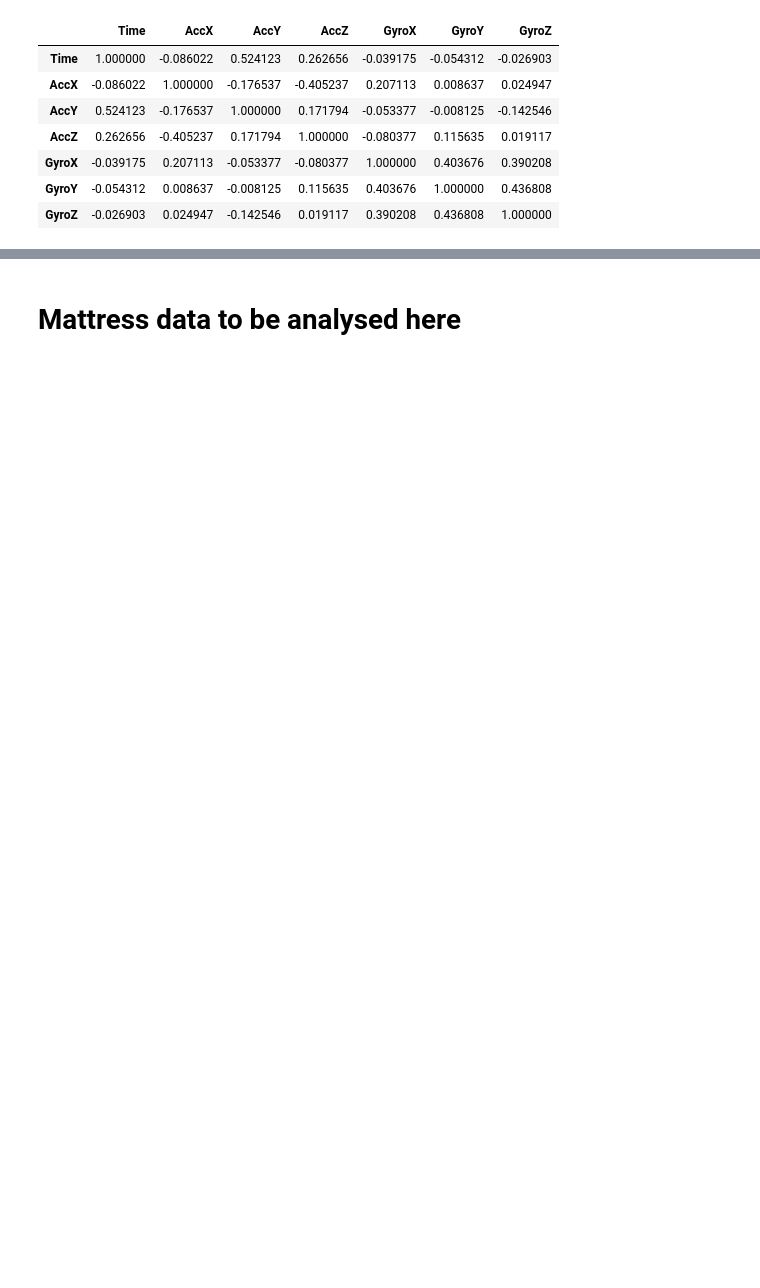
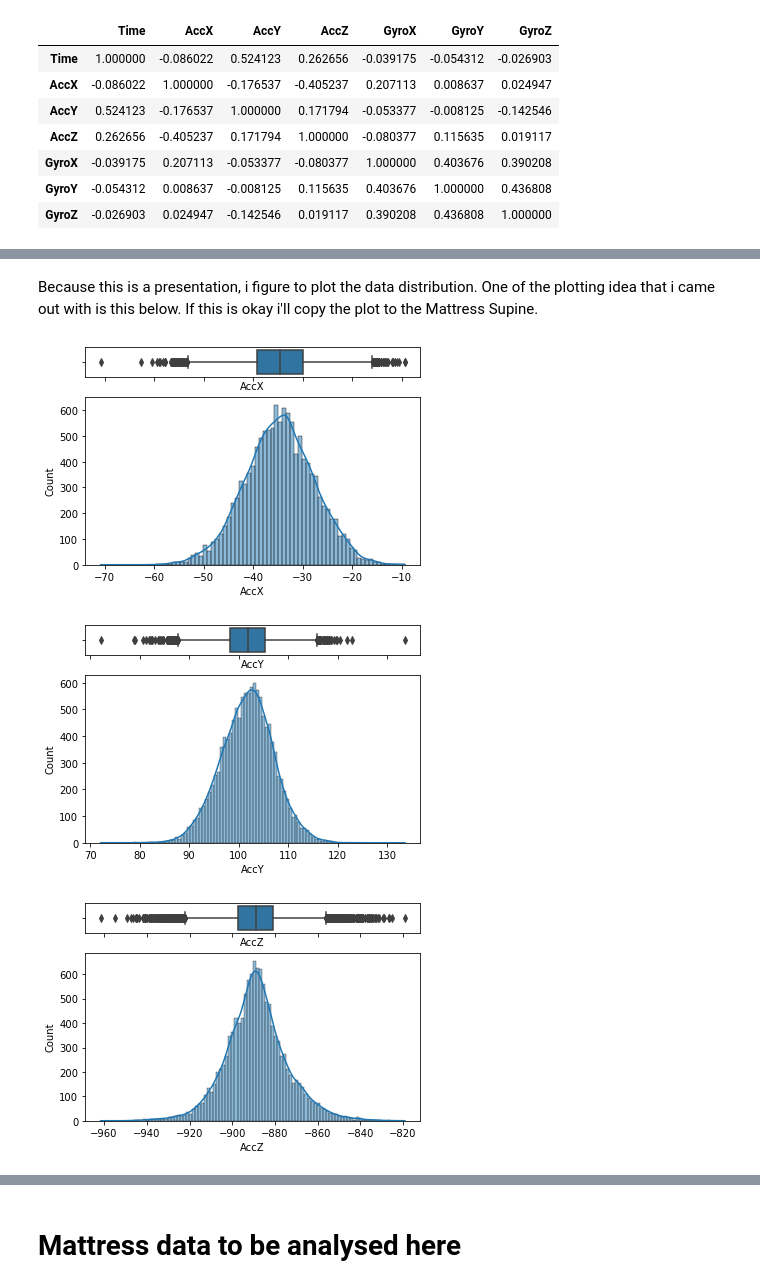
Before and after one commit to ericabrisigotti/heart_rate_estimation_LCP-A, a Jupyter notebook: Project_update 1.ipynb, the cells around one changed output, grey strips where cells are left out. Drawn from its saved outputs; the diff is of its cells as text; code cells hidden in the pictures; blank space fills up the shorter version.

```diff
--- a/Project_update 1.ipynb
+++ b/Project_update 1.ipynb
@@ -416,0 +431,26 @@ cs.corr()
+# %% [markdown]
+Because this is a presentation, i figure to plot the data distribution.
+One of the plotting idea that i came out with is this below.
+If this is okay i'll copy the plot to the Mattress Supine.
+# %%
+f, (ax_box, ax_hist) = plt.subplots(2, sharex=True, gridspec_kw={"height_ratios": (.15, .85)})
+sns.boxplot(cs['AccX'],ax=ax_box)
+sns.histplot(cs['AccX'], kde = True, ax=ax_hist)
+ax_box.set(xlabel='AccX')
+plt.show()
+
+f, (ax_box, ax_hist) = plt.subplots(2, sharex=True, gridspec_kw={"height_ratios": (.15, .85)})
+sns.boxplot(cs['AccY'],ax=ax_box)
+sns.histplot(cs['AccY'], kde = True, ax=ax_hist)
+ax_box.set(xlabel='AccY')
+plt.show()
+
+f, (ax_box, ax_hist) = plt.subplots(2, sharex=True, gridspec_kw={"height_ratios": (.15, .85)})
+sns.boxplot(cs['AccZ'],ax=ax_box)
+sns.histplot(cs['AccZ'], kde = True, ax=ax_hist)
+ax_box.set(xlabel='AccZ')
+plt.show()
+# %% [output]
+[figure, added]
+[figure, added]
+[figure, added]
```
Also changed, not shown: parts of 29 cells of this notebook.
